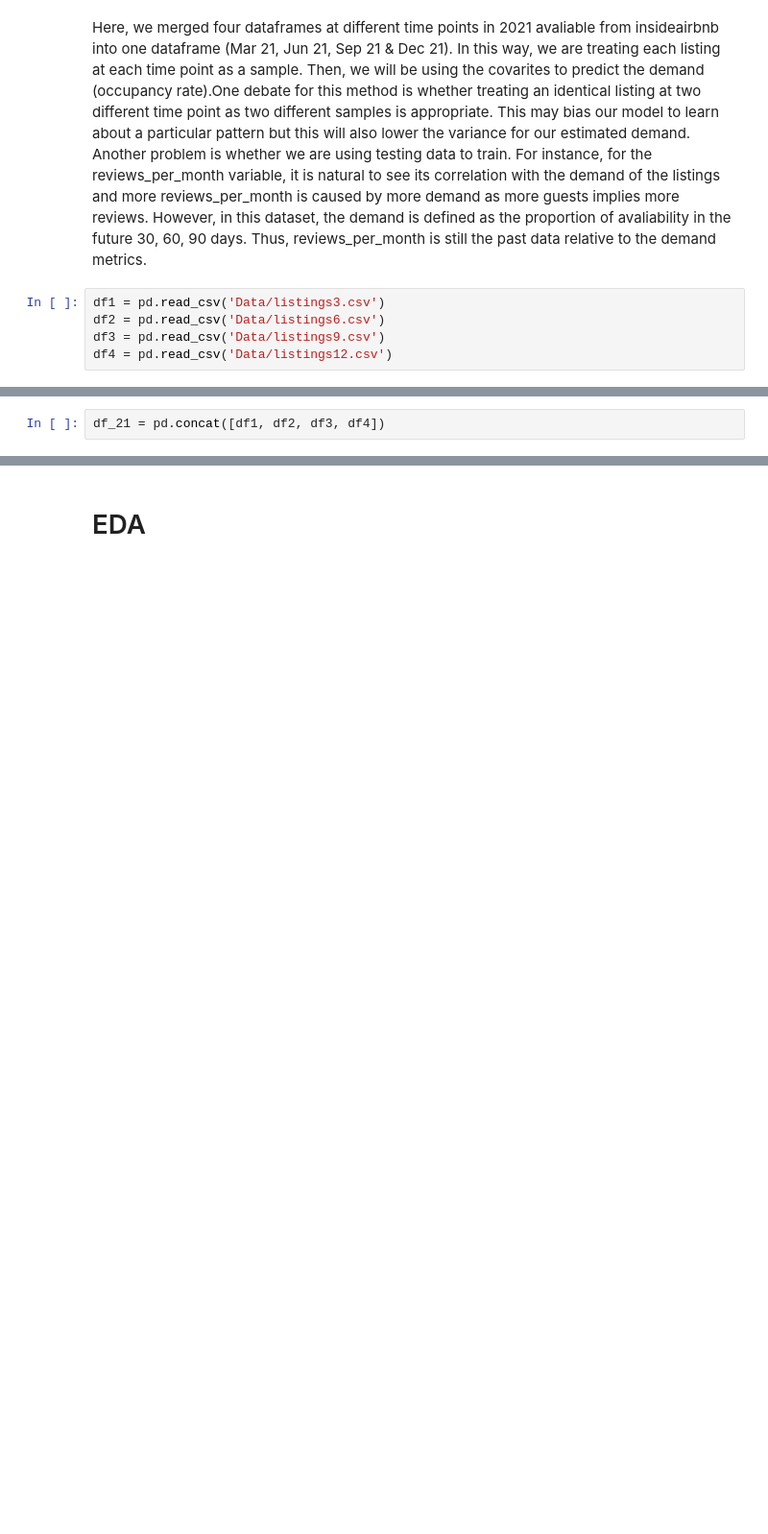
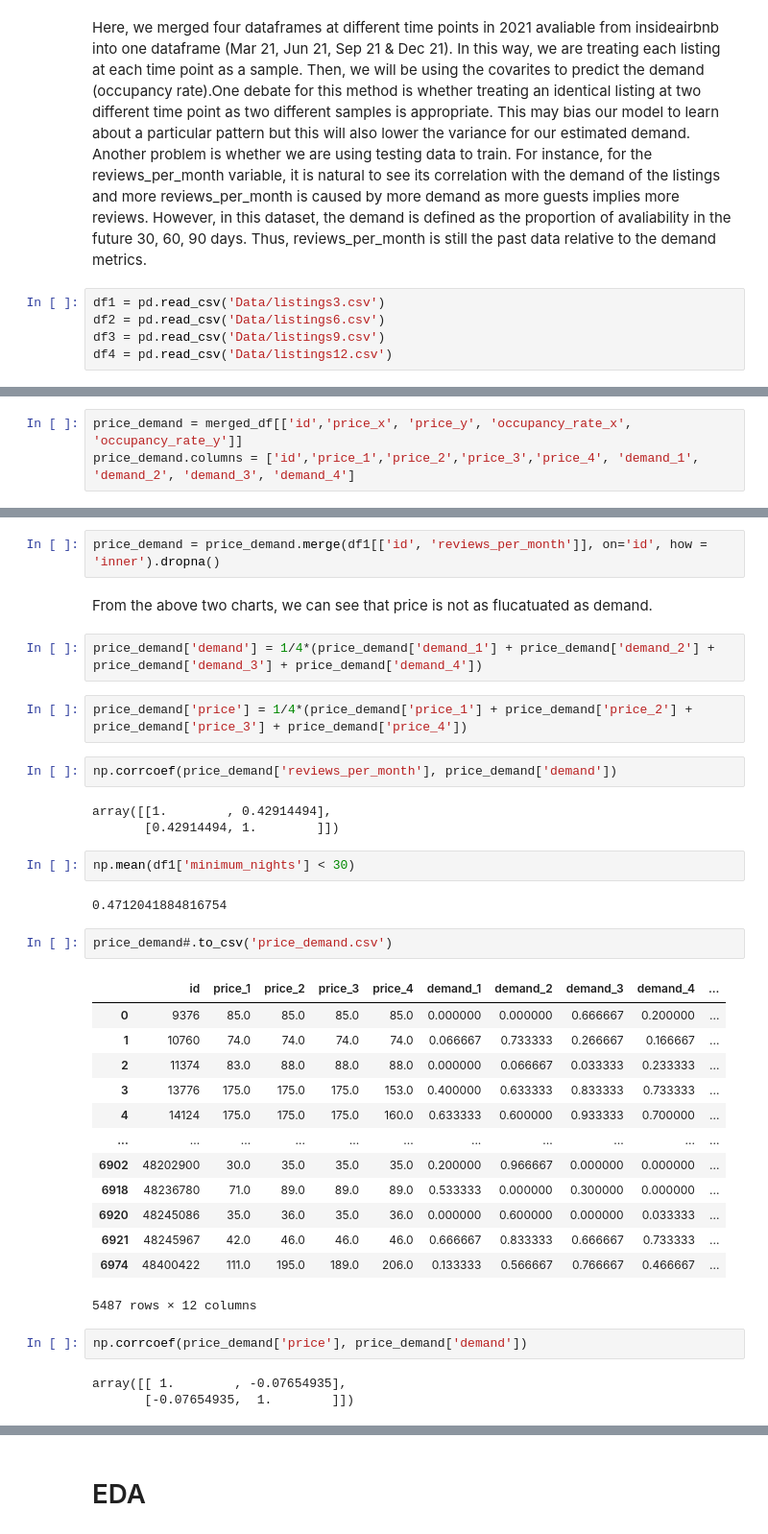
Before and after one commit to luludesun/Airbnb_Capstone, a Jupyter notebook: EDA_Airbnb.ipynb, the cells around one changed output, grey strips where cells are left out. Shown at 96% size. Saved outputs shown, nothing was run; the diff lists cells and outputs as text; blank space fills up the shorter version.

```diff
--- a/EDA_Airbnb.ipynb
+++ b/EDA_Airbnb.ipynb
@@ -22,2 +31,3 @@ df4 = pd.read_csv('Data/listings12.csv')
 # %%
-df_21 = pd.concat([df1, df2, df3, df4])
+price_demand = merged_df[['id','price_x', 'price_y', 'occupancy_rate_x', 'occupancy_rate_y']]
+price_demand.columns = ['id','price_1','price_2','price_3','price_4', 'demand_1', 'demand_2', 'demand_3', 'demand_4']
@@ -23,0 +70,38 @@ df_21 = pd.concat([df1, df2, df3, df4])
+# %%
+price_demand = price_demand.merge(df1[['id', 'reviews_per_month']], on='id', how = 'inner').dropna()
+# %% [markdown]
+From the above two charts, we can see that price is not as flucatuated as demand.
+# %%
+price_demand['demand'] = 1/4*(price_demand['demand_1'] + price_demand['demand_2'] + price_demand['demand_3'] + price_demand['demand_4'])
+# %%
+price_demand['price'] = 1/4*(price_demand['price_1'] + price_demand['price_2'] + price_demand['price_3'] + price_demand['price_4'])
+# %%
+np.corrcoef(price_demand['reviews_per_month'], price_demand['demand'])
+# %% [output]
+array([[1.        , 0.42914494],
+       [0.42914494, 1.        ]])
+# %%
+np.mean(df1['minimum_nights'] < 30)
+# %% [output]
+0.4712041884816754
+# %%
+price_demand#.to_csv('price_demand.csv')
+# %% [output]
+|  | id | price_1 | price_2 | price_3 | price_4 | demand_1 | demand_2 | demand_3 | demand_4 | ... |
+| 0 | 9376 | 85.0 | 85.0 | 85.0 | 85.0 | 0.000000 | 0.000000 | 0.666667 | 0.200000 | ... |
+| 1 | 10760 | 74.0 | 74.0 | 74.0 | 74.0 | 0.066667 | 0.733333 | 0.266667 | 0.166667 | ... |
+| 2 | 11374 | 83.0 | 88.0 | 88.0 | 88.0 | 0.000000 | 0.066667 | 0.033333 | 0.233333 | ... |
+| 3 | 13776 | 175.0 | 175.0 | 175.0 | 153.0 | 0.400000 | 0.633333 | 0.833333 | 0.733333 | ... |
+| 4 | 14124 | 175.0 | 175.0 | 175.0 | 160.0 | 0.633333 | 0.600000 | 0.933333 | 0.700000 | ... |
+| ... | ... | ... | ... | ... | ... | ... | ... | ... | ... | ... |
+| 6902 | 48202900 | 30.0 | 35.0 | 35.0 | 35.0 | 0.200000 | 0.966667 | 0.000000 | 0.000000 | ... |
+| 6918 | 48236780 | 71.0 | 89.0 | 89.0 | 89.0 | 0.533333 | 0.000000 | 0.300000 | 0.000000 | ... |
+| 6920 | 48245086 | 35.0 | 36.0 | 35.0 | 36.0 | 0.000000 | 0.600000 | 0.000000 | 0.033333 | ... |
+| 6921 | 48245967 | 42.0 | 46.0 | 46.0 | 46.0 | 0.666667 | 0.833333 | 0.666667 | 0.733333 | ... |
+| 6974 | 48400422 | 111.0 | 195.0 | 189.0 | 206.0 | 0.133333 | 0.566667 | 0.766667 | 0.466667 | ... |
+5487 rows × 12 columns
+# %%
+np.corrcoef(price_demand['price'], price_demand['demand'])
+# %% [output]
+array([[ 1.        , -0.07654935],
+       [-0.07654935,  1.        ]])
```
Also changed, not shown: parts of 38 cells of this notebook, 20 other files.
